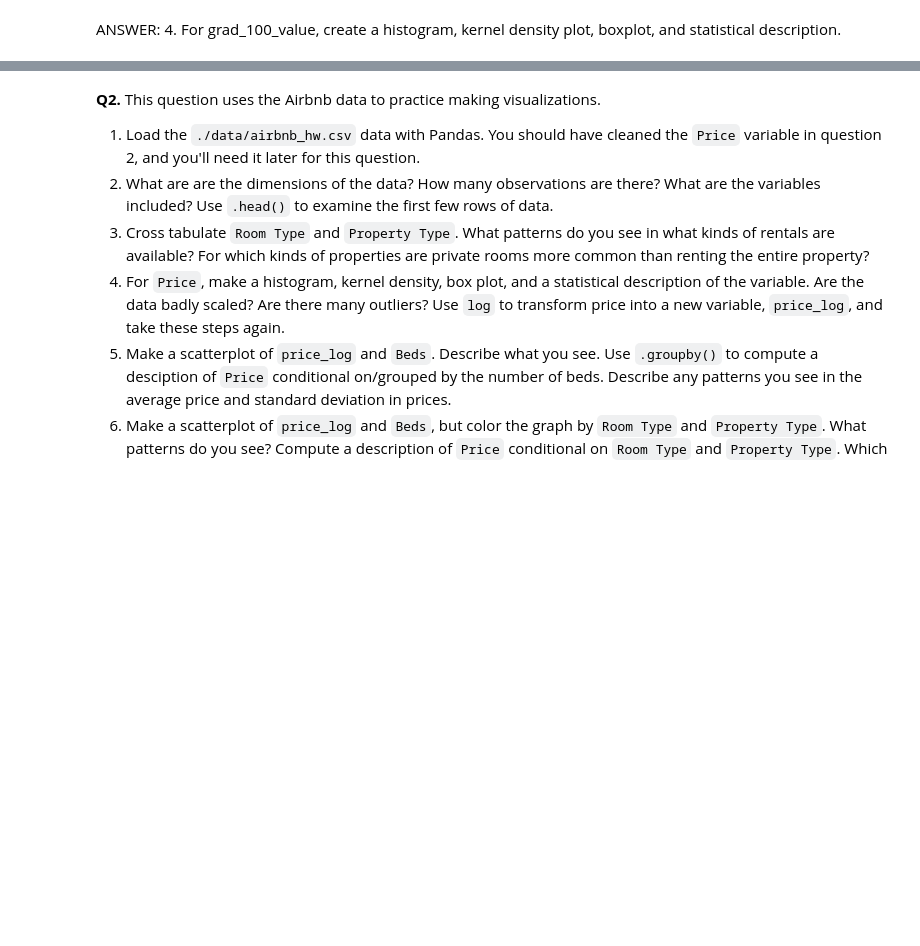
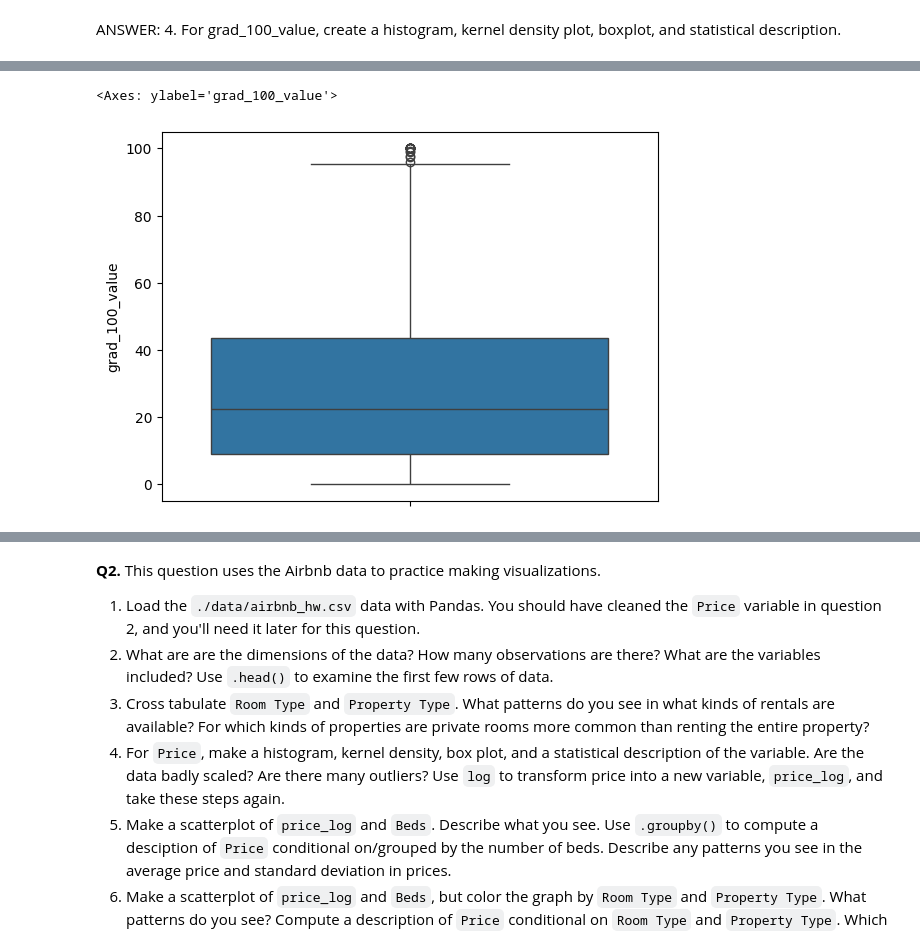
Before and after one commit to Zach-Russell/visualization, a Jupyter notebook: assignment/assignment.ipynb, the cells around one changed output, grey strips where cells are left out. Drawn from its saved outputs; the diff is of its cells as text; code cells hidden in the pictures; blank space fills up the shorter version.

```diff
--- a/assignment/assignment.ipynb
+++ b/assignment/assignment.ipynb
@@ -83,0 +85,6 @@ import seaborn as sns
+# %%
+#Boxplot
+sns.boxplot(df["grad_100_value"])
+# %% [output]
+<Axes: ylabel='grad_100_value'>
+[figure, added]
```
Also changed, not shown: parts of 36 cells of this notebook.
